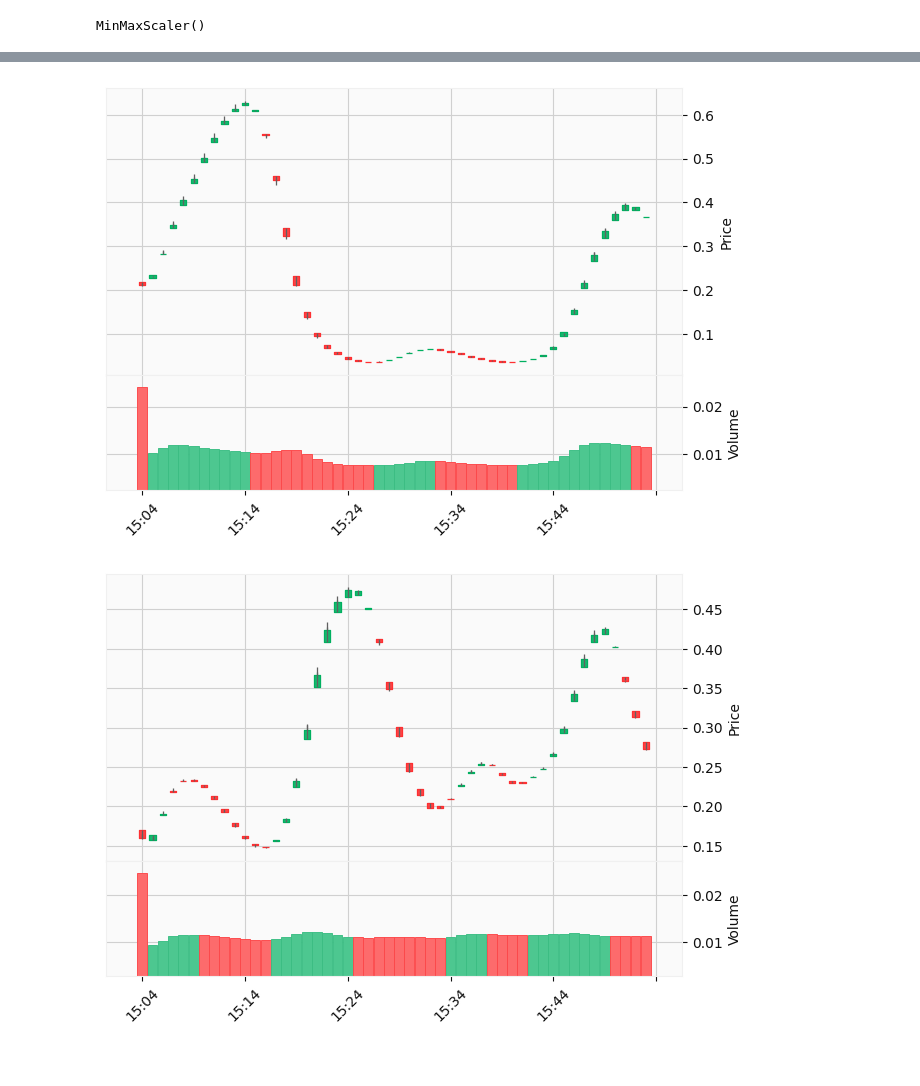
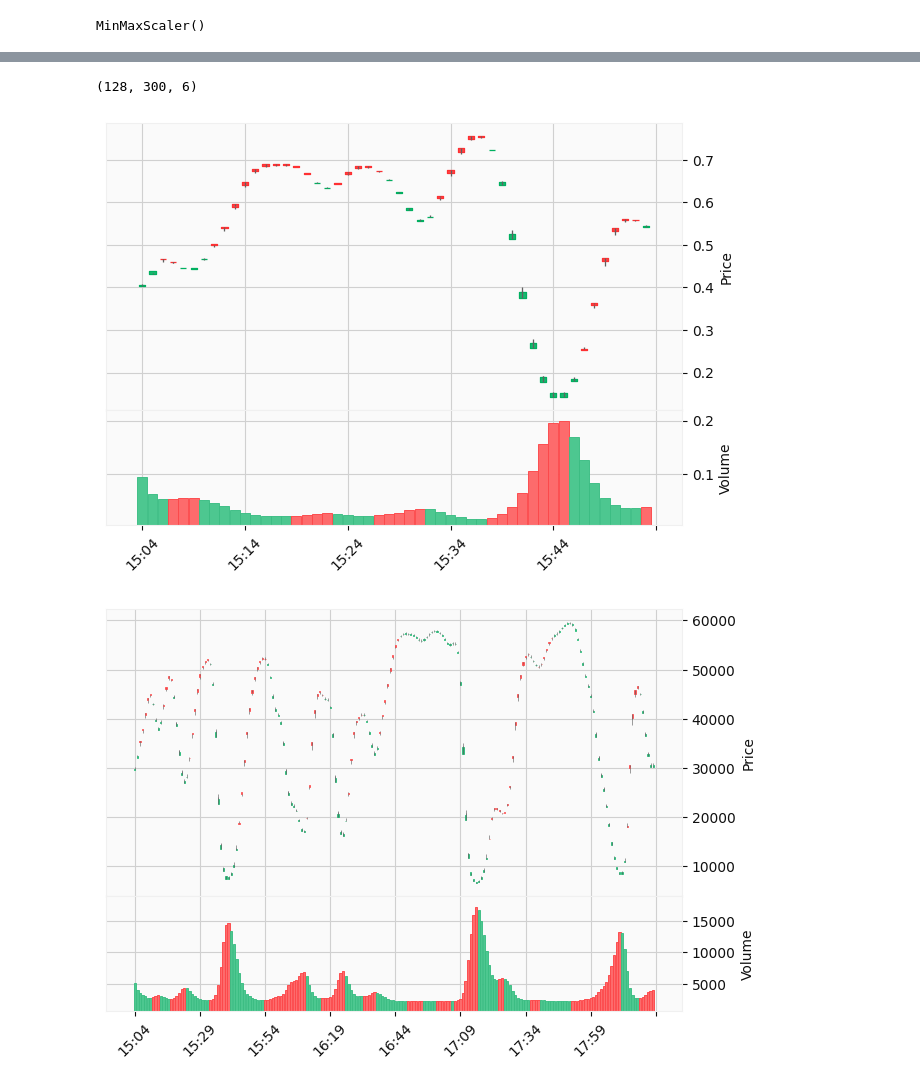
Before and after one commit to sharavsambuu/synthetic-equities, a Jupyter notebook: time_gan_exp.ipynb, the cells around one changed output, grey strips where cells are left out. Saved outputs shown, nothing was run; the diff lists cells and outputs as text; code cells hidden in the pictures.

Commit message:
tried to train GAN on dollar bar

```diff
--- a/time_gan_exp.ipynb
+++ b/time_gan_exp.ipynb
@@ -58,7 +95,8 @@ def real_data_loading(data: np.array, seq_len):
 # %%
 seq_len = 300
 
-temp_processed, data_scaler = real_data_loading(data=df.values, seq_len=seq_len)
+columns = ['Open', 'High', 'Low', 'Close', 'Volume', 'dt_diff']
+temp_processed, data_scaler = real_data_loading(data=df[columns].values, seq_len=seq_len)
 # %%
 data_scaler
 # %% [output]
@@ -116,8 +270,26 @@ gan_args = ModelParameters(batch_size = batch_size,
+# %%
+#Specific to TimeGANs
+
+n_feature     = 6  # ohlcvd
+hidden_dim    = 24
+gamma         = 1
+
+noise_dim     = 32
+dim           = 128
+batch_size    = 128
+
+log_step      = 100
+learning_rate = 5e-4
+
+gan_args = ModelParameters(batch_size = batch_size,
+                           lr         = learning_rate,
+                           noise_dim  = noise_dim,
+                           layers_dim = dim)
 # %%
 if path.exists('synthesizer_stock.pkl'):
     synth = TimeGAN.load('synthesizer_stock.pkl')
 else:
     synth = TimeGAN(model_parameters=gan_args, hidden_dim=24, seq_len=seq_len, n_seq=n_feature, gamma=1)
-    synth.train(downsampled_dataset, train_steps=400)
+    synth.train(temp_processed, train_steps=500)
     synth.save('synthesizer_stock.pkl')
 # %% [output]
@@ -170,7 +313,14 @@ synthetic_data.shape
+# %%
+synthetic_data = synth.sample(100)
+
+synthetic_data.shape
+# %% [output]
+(128, 300, 6)
 # %%
-random_idx = np.random.randint(10)
+# Chart in scaled form
+random_idx = np.random.randint(100)
 scaled_data = synthetic_data[random_idx]
-temp_df = pd.DataFrame(scaled_data[:50], columns=['Open', 'High', 'Low', 'Close', 'Volume'])
+temp_df = pd.DataFrame(scaled_data[:50], columns=['Open', 'High', 'Low', 'Close', 'Volume', 'dt_diff'])
 
 start_dt = datetime.strptime("6/8/2022 15:04:00.000000", "%d/%m/%Y %H:%M:%S.%f")
 temp_df['datetime'] = [pd.to_datetime(start_dt+pd.DateOffset(minutes=offset)) for offset in range(0, len(temp_df))]
@@ -180,19 +330,22 @@ temp_df = temp_df.drop(['datetime'], axis=1)
 
 mpf.plot(temp_df, type='candle', style='yahoo', volume=True)
 # %% [output]
-[figure, old version]
+[figure, new version]
 # %%
-random_idx = np.random.randint(10)
-scaled_data = synthetic_data[random_idx]
-temp_df = pd.DataFrame(scaled_data[:50], columns=['Open', 'High', 'Low', 'Close', 'Volume'])
+# Descaled chart
+random_idx    = np.random.randint(100)
+scaled_data   = synthetic_data[random_idx]
+descaled_data = data_scaler.inverse_transform(scaled_data)
+
+temp_df = pd.DataFrame(descaled_data[:200], columns=['Open', 'High', 'Low', 'Close', 'Volume', 'dt_diff'])
 
 start_dt = datetime.strptime("6/8/2022 15:04:00.000000", "%d/%m/%Y %H:%M:%S.%f")
 temp_df['datetime'] = [pd.to_datetime(start_dt+pd.DateOffset(minutes=offset)) for offset in range(0, len(temp_df))]
 
 temp_df = temp_df.set_index(pd.DatetimeIndex(temp_df['datetime']))
 temp_df = temp_df.drop(['datetime'], axis=1)
 
 mpf.plot(temp_df, type='candle', style='yahoo', volume=True)
 # %% [output]
-[figure, old version]
+[figure, new version]
 # %%
```
Also changed, not shown: parts of 33 cells of this notebook, 1 other file.
